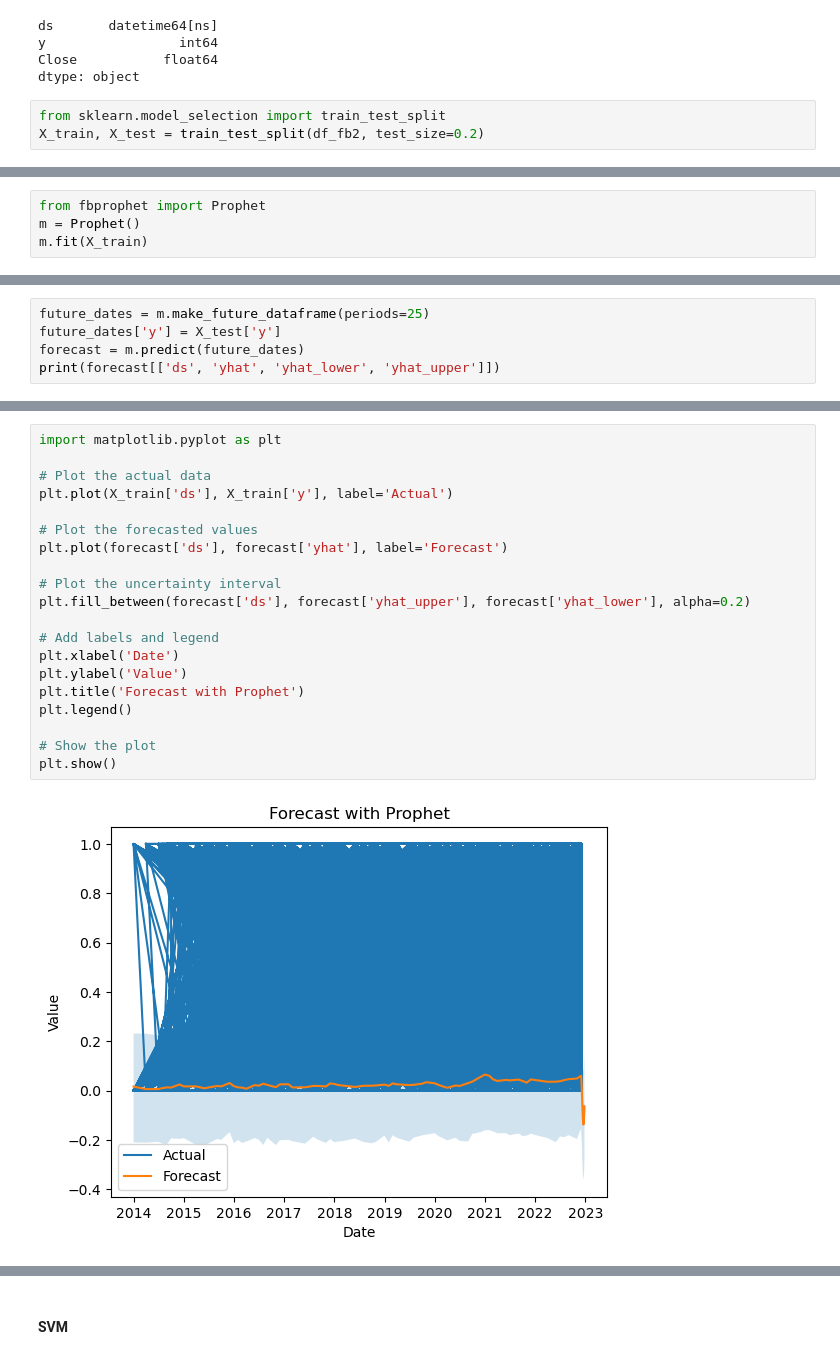
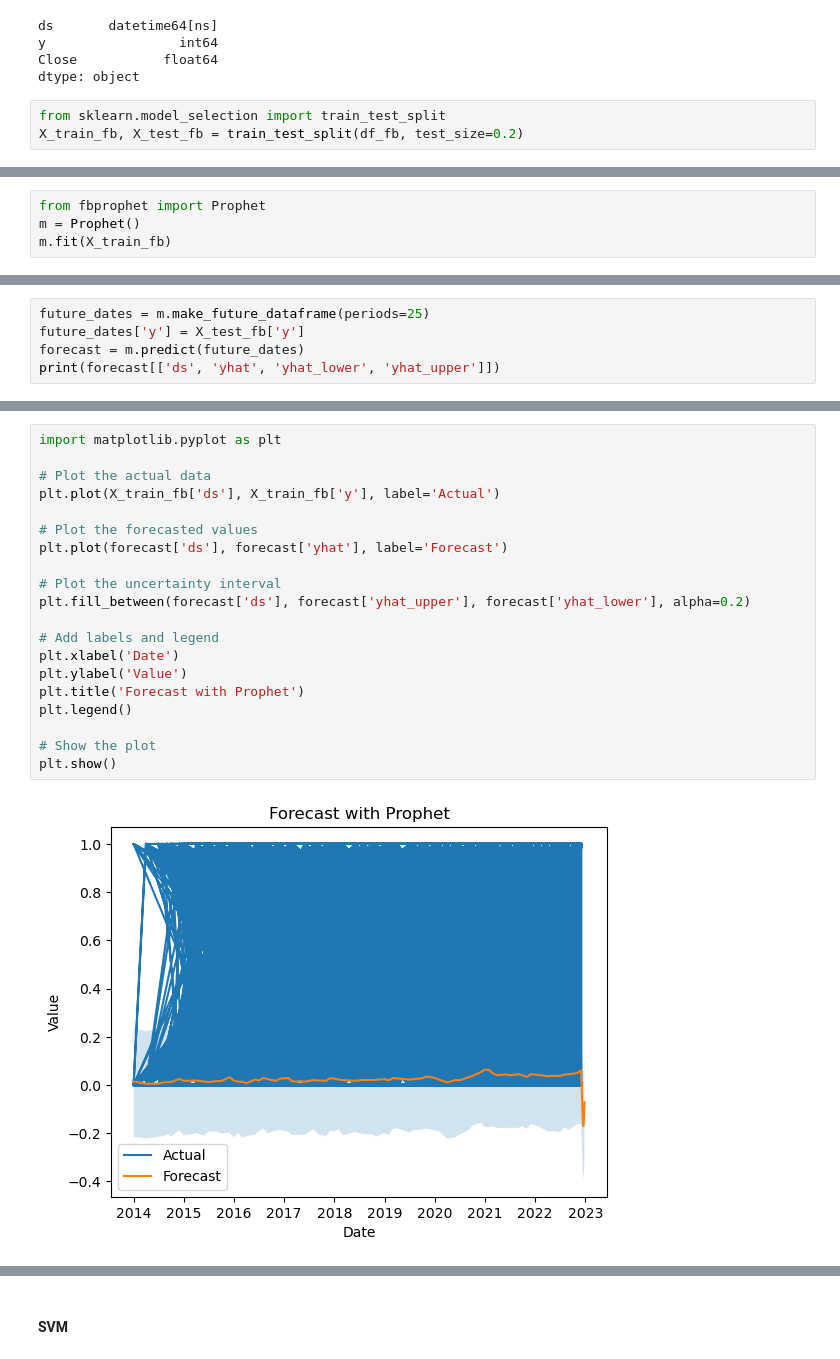
Before and after one commit to dhananjay-tribugs/Finance_project, a Jupyter notebook: notebooks/eda.ipynb, the cells around one changed output, grey strips where cells are left out. Saved outputs shown, nothing was run; the diff lists cells and outputs as text.

```diff
--- a/notebooks/eda.ipynb
+++ b/notebooks/eda.ipynb
@@ -159,5 +159,5 @@ Close           float64
 dtype: object
 # %%
 from sklearn.model_selection import train_test_split
-X_train, X_test = train_test_split(df_fb2, test_size=0.2)
+X_train_fb, X_test_fb = train_test_split(df_fb, test_size=0.2)
 # %%
@@ -185,4 +188,4 @@ dtype: object
 # %%
 from fbprophet import Prophet
 m = Prophet()
-m.fit(X_train)
+m.fit(X_train_fb)
@@ -189,6 +196,6 @@ m.fit(X_train)
 # %%
 future_dates = m.make_future_dataframe(periods=25)
-future_dates['y'] = X_test['y']
+future_dates['y'] = X_test_fb['y']
 forecast = m.predict(future_dates)
 print(forecast[['ds', 'yhat', 'yhat_lower', 'yhat_upper']])
 # %% [output]
@@ -209,22 +216,22 @@ print(forecast[['ds', 'yhat', 'yhat_lower', 'yhat_upper']])
 # %%
 import matplotlib.pyplot as plt
 
 # Plot the actual data
-plt.plot(X_train['ds'], X_train['y'], label='Actual')
+plt.plot(X_train_fb['ds'], X_train_fb['y'], label='Actual')
 
 # Plot the forecasted values
 plt.plot(forecast['ds'], forecast['yhat'], label='Forecast')
 
 # Plot the uncertainty interval
 plt.fill_between(forecast['ds'], forecast['yhat_upper'], forecast['yhat_lower'], alpha=0.2)
 
 # Add labels and legend
 plt.xlabel('Date')
 plt.ylabel('Value')
 plt.title('Forecast with Prophet')
 plt.legend()
 
 # Show the plot
 plt.show()
 # %% [output]
-[figure, old version]
+[figure, new version]
```
Also changed, not shown: parts of 11 cells of this notebook.
